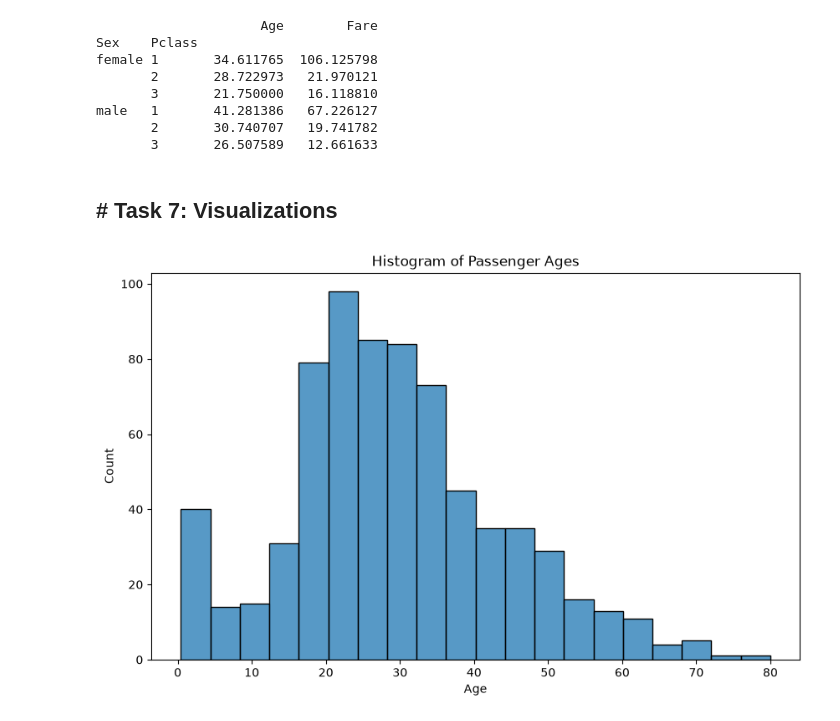
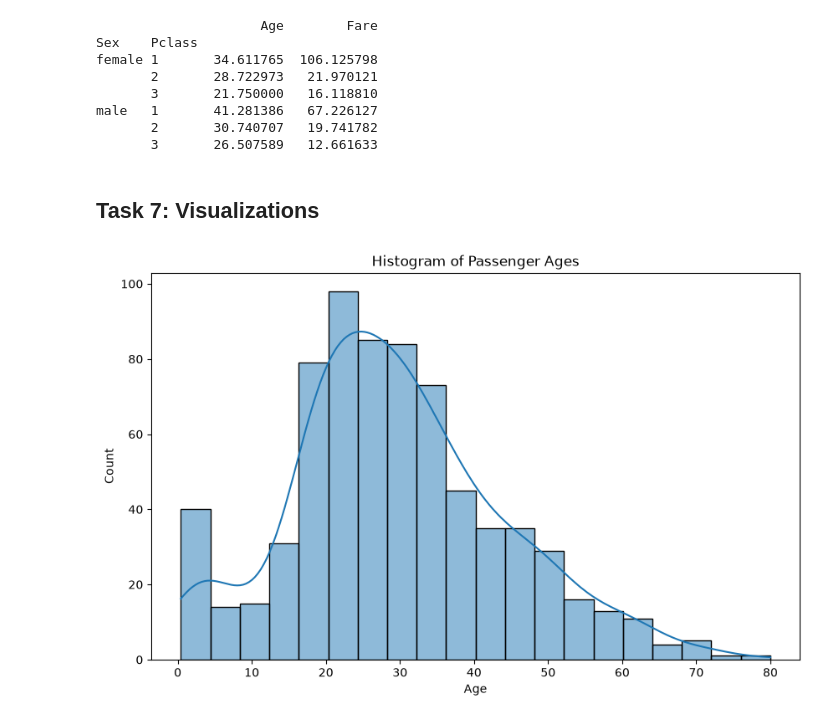
Before and after one commit to Yvesangwa/AI_labs, a Jupyter notebook: Lesson_5_EDA_project/Lesson_5_EDA_project.ipynb, the cells around one changed output. Cells and saved outputs as stored; diff of their text form; code cells hidden in the pictures.

```diff
--- a/Lesson_5_EDA_project/Lesson_5_EDA_project.ipynb
+++ b/Lesson_5_EDA_project/Lesson_5_EDA_project.ipynb
@@ -285,15 +285,15 @@ male   1       41.281386   67.226127
        2       30.740707   19.741782
        3       26.507589   12.661633
 # %% [markdown]
-## **# Task 7: Visualizations**
+## **Task 7: Visualizations**
 # %%
 # Create a histogram of passenger ages
 
 plt.figure(figsize=(10, 6))
-sns.histplot(data=titanic_data, x = "Age", bins=20)
+sns.histplot(data=titanic_data, x = "Age", bins=20, kde=True)
 plt.title('Histogram of Passenger Ages')
 plt.xlabel('Age')
 plt.ylabel('Count')
 plt.show()
 # %% [output]
-[figure, old version]
+[figure, new version]
```
Also changed, not shown: parts of 2 cells of this notebook.
